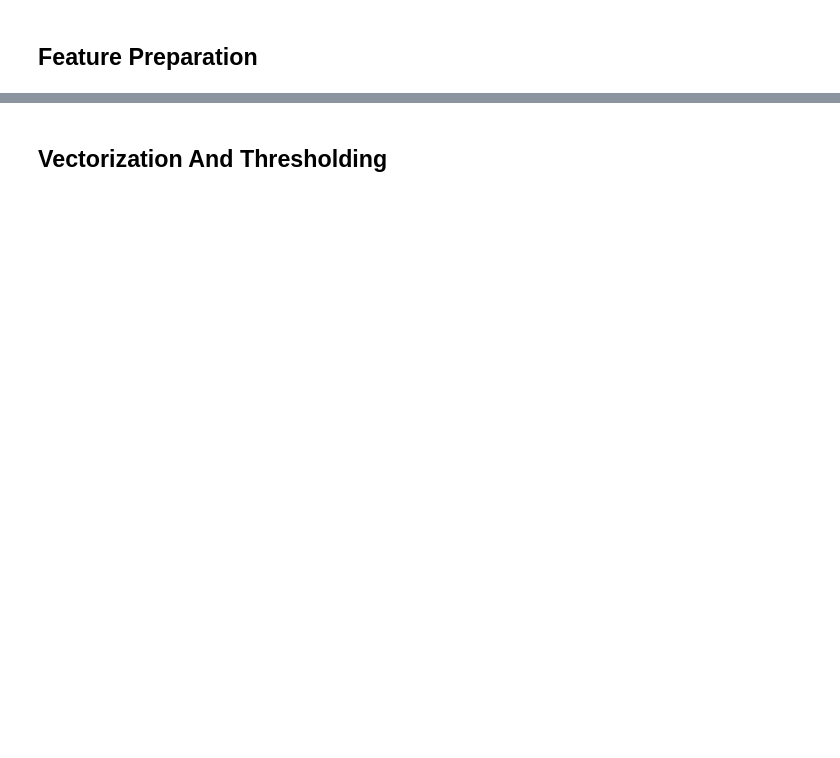
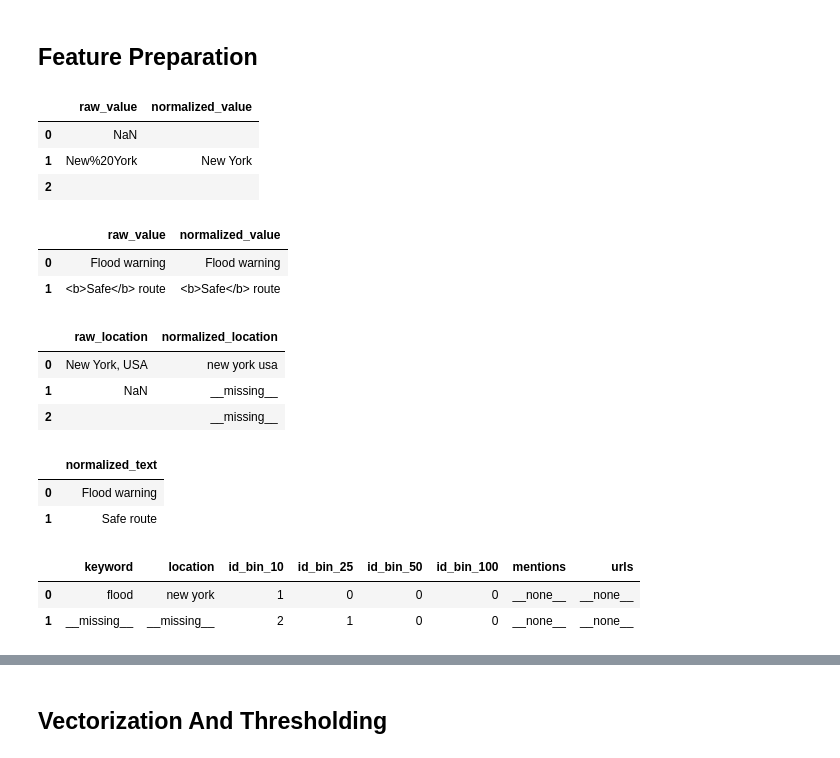
Before and after one commit to adib-26/Disaster-Tweet-Classification, a Jupyter notebook: notebooks/02_sparse_tfidf_ensemble.ipynb, the cells around one changed output, grey strips where cells are left out. Saved outputs shown, nothing was run; the diff lists cells and outputs as text; code cells hidden in the pictures; blank space fills up the shorter version.

```diff
--- a/notebooks/02_sparse_tfidf_ensemble.ipynb
+++ b/notebooks/02_sparse_tfidf_ensemble.ipynb
@@ -68,12 +186,25 @@ def parse_args() -> argparse.Namespace:
 # %% [markdown]
 ## Feature Preparation
 # %%
-def optional_text(value: object) -> str:
+def optional_text(value) -> str:
     if pd.isna(value):
         return ""
     return unquote_plus(str(value))
+
+# Result summary: output for notebook cell 11
+pd.DataFrame(
+    {
+        "raw_value": [None, "New%20York", ""],
+        "normalized_value": [optional_text(None), optional_text("New%20York"), optional_text("")],
+    }
+)
+# %% [output]
+|  | raw_value | normalized_value |
+| 0 | NaN |  |
+| 1 | New%20York | New York |
+| 2 |  |  |
 # %%
-def normalize_tweet(value: object) -> str:
+def normalize_tweet(value) -> str:
     """Use raw tweet content with only harmless HTML/whitespace cleanup.
 
     Character TF-IDF gets a small but repeatable lift from punctuation,
@@ -83,34 +214,93 @@ def normalize_tweet(value: object) -> str:
     text = html.unescape(str(value) if not pd.isna(value) else "")
     text = re.sub(r"\s+", " ", text).strip()
     return text
+
+# Result summary: output for notebook cell 12
+pd.DataFrame(
+    {
+        "raw_value": ["Flood  warning", "<b>Safe</b> route"],
+        "normalized_value": [normalize_tweet("Flood  warning"), normalize_tweet("<b>Safe</b> route")],
+    }
+)
+# %% [output]
+|  | raw_value | normalized_value |
+| 0 | Flood warning | Flood warning |
+| 1 | <b>Safe</b> route | <b>Safe</b> route |
 # %%
 def normalize_location(value: object) -> str:
     location = optional_text(value).lower()
     location = re.sub(r"[^a-z0-9]+", " ", location)
     return re.sub(r"\s+", " ", location).strip() or "__missing__"
+
+# Result summary: output for notebook cell 13
+pd.DataFrame(
+    {
+        "raw_location": ["New York, USA", None, ""],
+        "normalized_location": [
+            normalize_location("New York, USA"),
+            normalize_location(None),
+            normalize_location(""),
+        ],
+    }
+)
+# %% [output]
+|  | raw_location | normalized_location |
+| 0 | New York, USA | new york usa |
+| 1 | NaN | __missing__ |
+| 2 |  | __missing__ |
 # %%
 def text_inputs(frame: pd.DataFrame) -> np.ndarray:
     return frame["text"].map(normalize_tweet).to_numpy()
+
+# Result summary: output for notebook cell 14
+_text_demo = pd.DataFrame({"text": ["Flood warning", "Safe route"]})
+pd.DataFrame({"normalized_text": text_inputs(_text_demo)})
+# %% [output]
+|  | normalized_text |
+| 0 | Flood warning |
+| 1 | Safe route |
 # %%
 def categorical_inputs(frame: pd.DataFrame) -> tuple[pd.DataFrame, list[str], list[str]]:
     ids = frame["id"].to_numpy()
     categories = pd.DataFrame(
         {
             "keyword": frame["keyword"].map(optional_text).str.lower().replace("", "__missing__"),
             "location": frame["location"].map(normalize_location),
             "id_bin_10": (ids // 10).astype(str),
             "id_bin_25": (ids // 25).astype(str),
             "id_bin_50": (ids // 50).astype(str),
             "id_bin_100": (ids // 100).astype(str),
         }
     )
     mentions = [" ".join(MENTION_PATTERN.findall(str(text).lower())) or "__none__" for text in frame["text"]]
     urls = []
     for text in frame["text"].fillna("").astype(str):
         hosts = re.findall(r"https?://([^/\s]+)|www\.([^/\s]+)", text.lower())
         host_tokens = [left or right for left, right in hosts]
         urls.append(" ".join(host_tokens) or "__none__")
     return categories, mentions, urls
+
+# Result summary: output for notebook cell 15
+_category_demo = pd.DataFrame(
+    {
+        "id": [10, 25],
+        "keyword": ["flood", None],
+        "location": ["New York", ""],
+        "text": ["Flood warning", "Safe route"],
+    }
+)
+_category_values, _mention_values, _url_values = categorical_inputs(_category_demo)
+pd.concat(
+    [
+        _category_values,
+        pd.DataFrame({"mentions": _mention_values, "urls": _url_values}),
+    ],
+    axis=1,
+)
+# %% [output]
+|  | keyword | location | id_bin_10 | id_bin_25 | id_bin_50 | id_bin_100 | mentions | urls |
+| 0 | flood | new york | 1 | 0 | 0 | 0 | __none__ | __none__ |
+| 1 | __missing__ | __missing__ | 2 | 1 | 0 | 0 | __none__ | __none__ |
 # %%
 def numeric_inputs(frame: pd.DataFrame) -> np.ndarray:
     values: list[list[float]] = []
```
Also changed, not shown: parts of 22 cells of this notebook, 15 other files.
